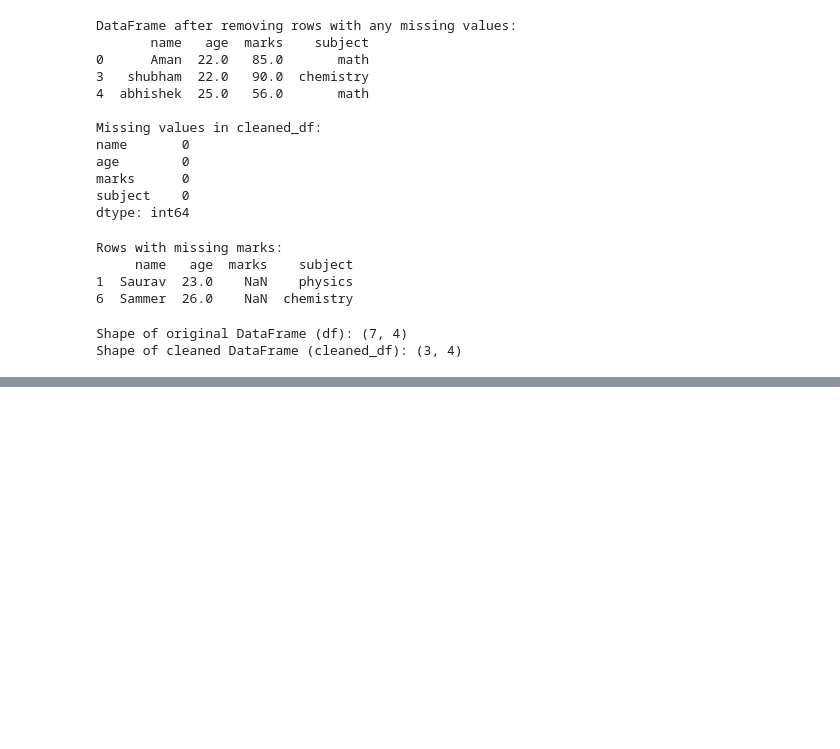
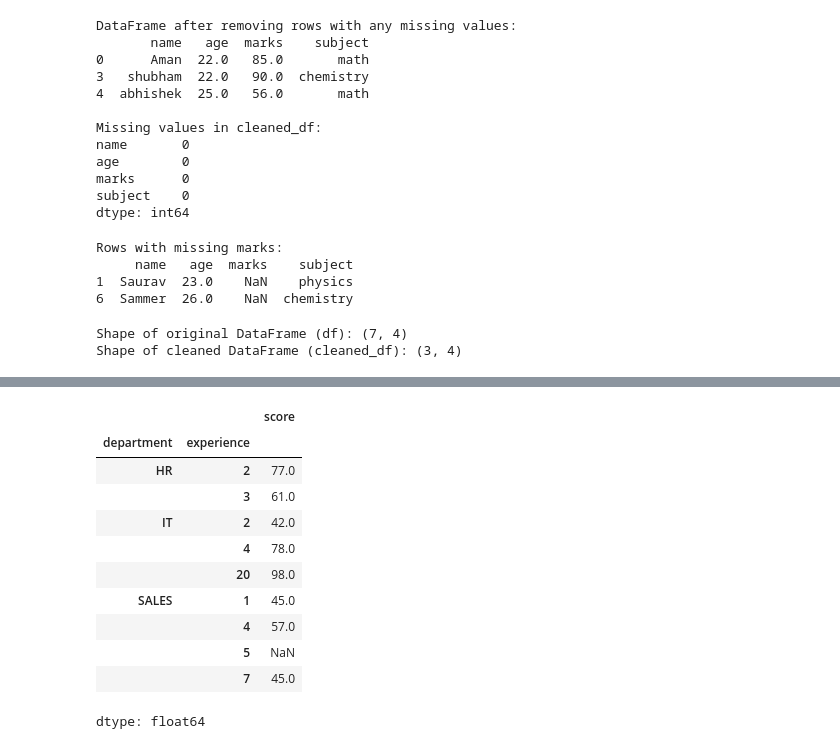
Before and after one commit to sairam178/Foundation-of-machine-learning, a Jupyter notebook: exercise1_pandas.ipynb, the cells around one changed output, grey strips where cells are left out. Drawn from its saved outputs; the diff is of its cells as text; code cells hidden in the pictures; blank space fills up the shorter version.

```diff
--- a/exercise1_pandas.ipynb
+++ b/exercise1_pandas.ipynb
@@ -153,0 +332,15 @@ Shape of cleaned DataFrame (cleaned_df): (3, 4)
+# %%
+df.groupby(['department','experience'])['score'].mean()
+# %% [output]
+|  |  | score |
+| department | experience |  |
+| HR | 2 | 77.0 |
+|  | 3 | 61.0 |
+| IT | 2 | 42.0 |
+|  | 4 | 78.0 |
+|  | 20 | 98.0 |
+| SALES | 1 | 45.0 |
+|  | 4 | 57.0 |
+|  | 5 | NaN |
+|  | 7 | 45.0 |
+dtype: float64
```
Also changed, not shown: parts of 18 cells of this notebook.
